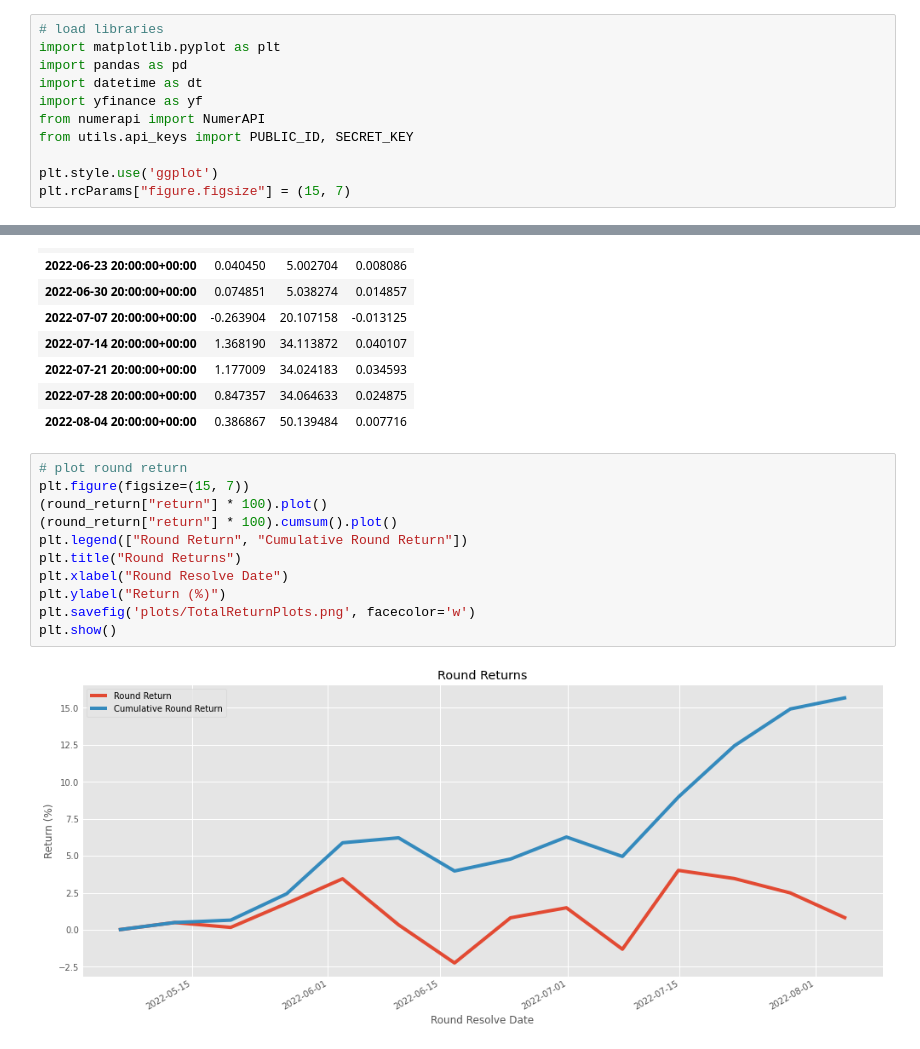
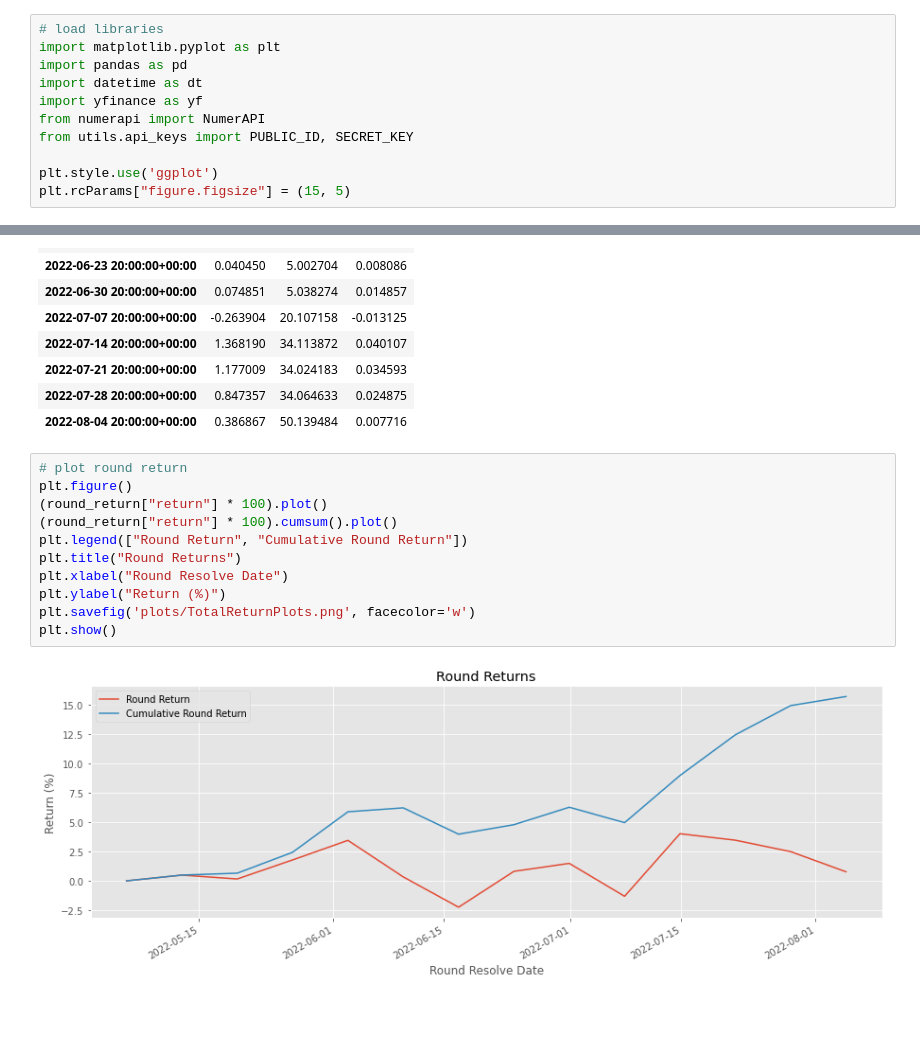
Before and after one commit to hiydavid/numerai-models, a Jupyter notebook: _get_model_rankings.ipynb, the cells around one changed output, grey strips where cells are left out. Drawn from its saved outputs; the diff is of its cells as text; blank space fills up the shorter version.

```diff
--- a/_get_model_rankings.ipynb
+++ b/_get_model_rankings.ipynb
@@ -10,7 +10,7 @@ from numerapi import NumerAPI
 from utils.api_keys import PUBLIC_ID, SECRET_KEY
 
 plt.style.use('ggplot')
-plt.rcParams["figure.figsize"] = (15, 7)
+plt.rcParams["figure.figsize"] = (15, 5)
 # %%
 # instantiate
 TODAY = dt.datetime.now()
@@ -376,14 +376,14 @@ round_return
 | 2022-08-04 20:00:00+00:00 | 0.386867 | 50.139484 | 0.007716 |
 # %%
 # plot round return
-plt.figure(figsize=(15, 7))
+plt.figure()
 (round_return["return"] * 100).plot()
 (round_return["return"] * 100).cumsum().plot()
 plt.legend(["Round Return", "Cumulative Round Return"])
 plt.title("Round Returns")
 plt.xlabel("Round Resolve Date")
 plt.ylabel("Return (%)")
 plt.savefig('plots/TotalReturnPlots.png', facecolor='w')
 plt.show()
 # %% [output]
-[figure, old version]
+[figure, new version]
```
Also changed, not shown: parts of 10 cells of this notebook, 8 other files.
